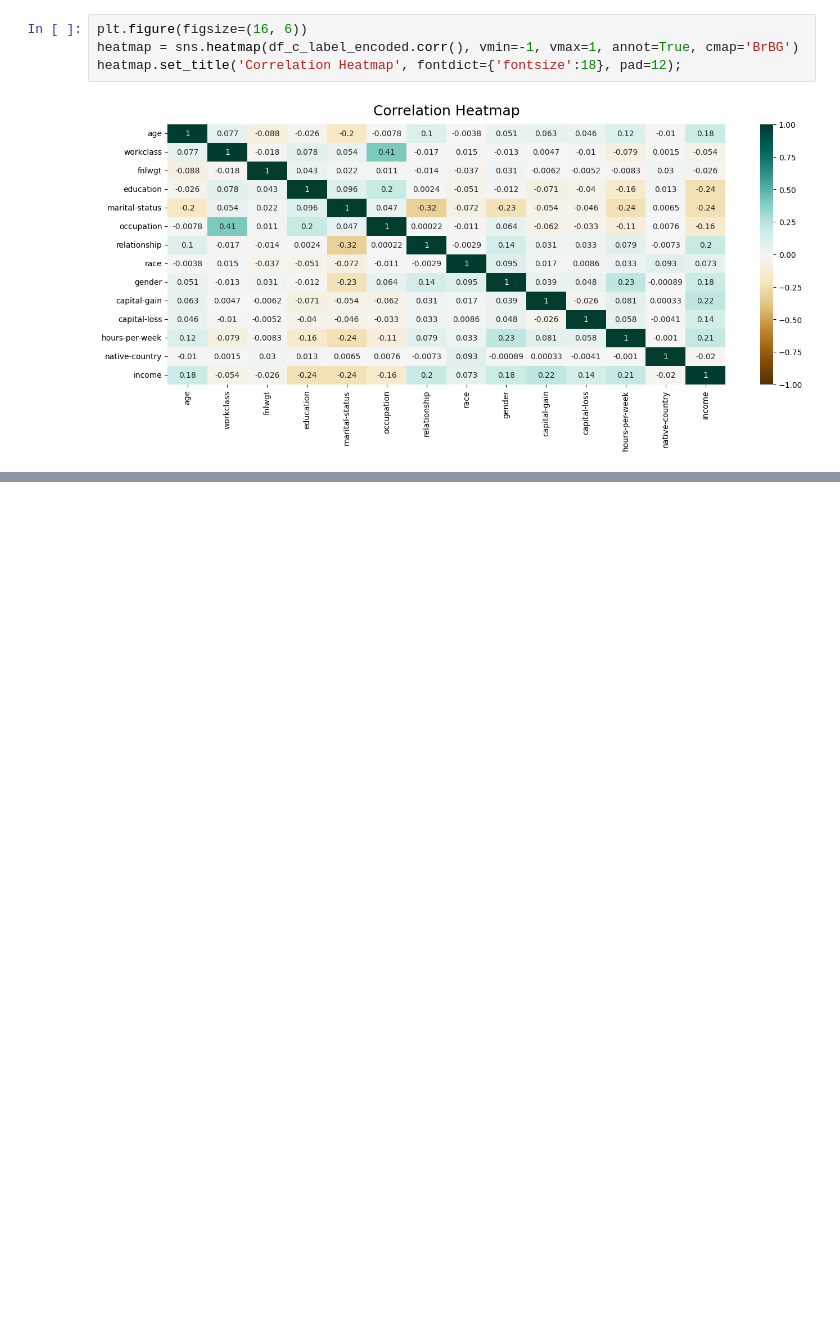
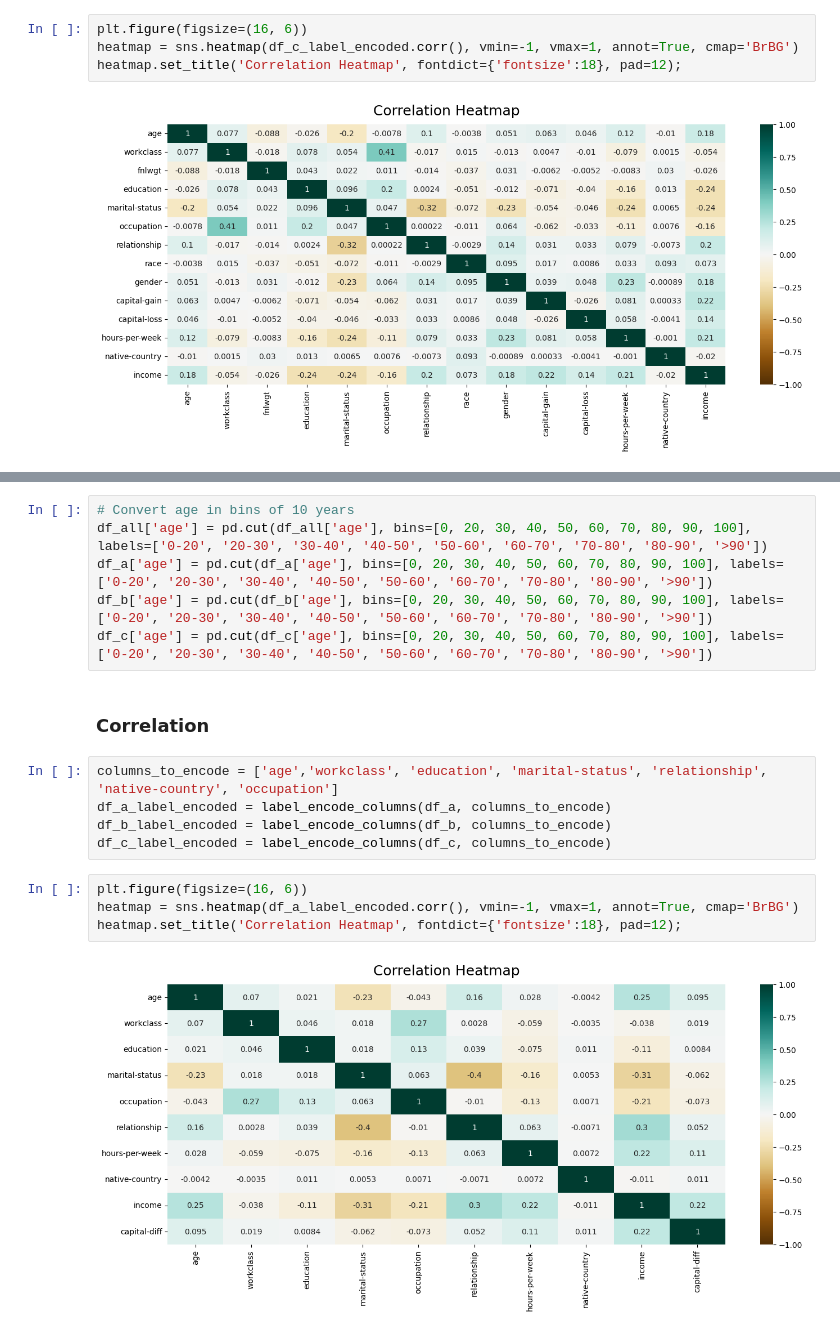
Before and after one commit to mdielacher/FHSTP_FML_assignment2, a Jupyter notebook: notebooks/data_findings.ipynb, the cells around one changed output, grey strips where cells are left out. Drawn from its saved outputs; the diff is of its cells as text; blank space fills up the shorter version.

```diff
--- a/notebooks/data_findings.ipynb
+++ b/notebooks/data_findings.ipynb
@@ -887,0 +1062,19 @@ sns.histplot(data=df[df['institute']=='Bank C'], x='capital-gain', hue='income')
+# %%
+# Convert age in bins of 10 years
+df_all['age'] = pd.cut(df_all['age'], bins=[0, 20, 30, 40, 50, 60, 70, 80, 90, 100], labels=['0-20', '20-30', '30-40', '40-50', '50-60', '60-70', '70-80', '80-90', '>90'])
+df_a['age'] = pd.cut(df_a['age'], bins=[0, 20, 30, 40, 50, 60, 70, 80, 90, 100], labels=['0-20', '20-30', '30-40', '40-50', '50-60', '60-70', '70-80', '80-90', '>90'])
+df_b['age'] = pd.cut(df_b['age'], bins=[0, 20, 30, 40, 50, 60, 70, 80, 90, 100], labels=['0-20', '20-30', '30-40', '40-50', '50-60', '60-70', '70-80', '80-90', '>90'])
+df_c['age'] = pd.cut(df_c['age'], bins=[0, 20, 30, 40, 50, 60, 70, 80, 90, 100], labels=['0-20', '20-30', '30-40', '40-50', '50-60', '60-70', '70-80', '80-90', '>90'])
+# %% [markdown]
+### Correlation
+# %%
+columns_to_encode = ['age','workclass', 'education', 'marital-status', 'relationship', 'native-country', 'occupation']
+df_a_label_encoded = label_encode_columns(df_a, columns_to_encode)
+df_b_label_encoded = label_encode_columns(df_b, columns_to_encode)
+df_c_label_encoded = label_encode_columns(df_c, columns_to_encode)
+# %%
+plt.figure(figsize=(16, 6))
+heatmap = sns.heatmap(df_a_label_encoded.corr(), vmin=-1, vmax=1, annot=True, cmap='BrBG')
+heatmap.set_title('Correlation Heatmap', fontdict={'fontsize':18}, pad=12);
+# %% [output]
+[figure, added]
```
Also changed, not shown: parts of 47 cells of this notebook.
